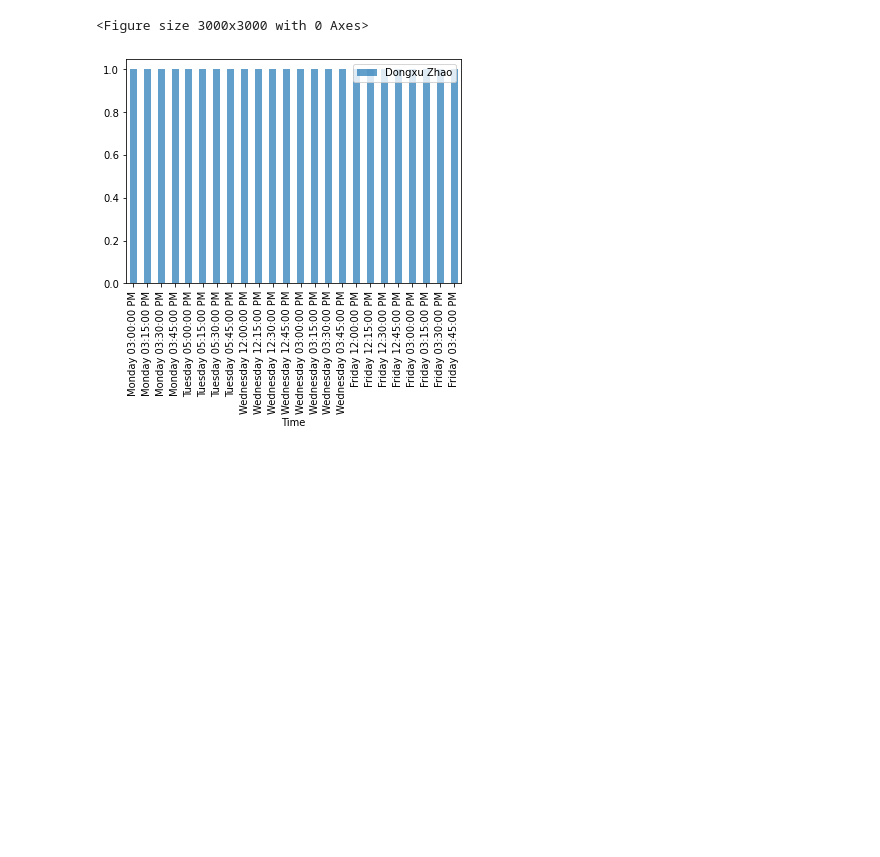
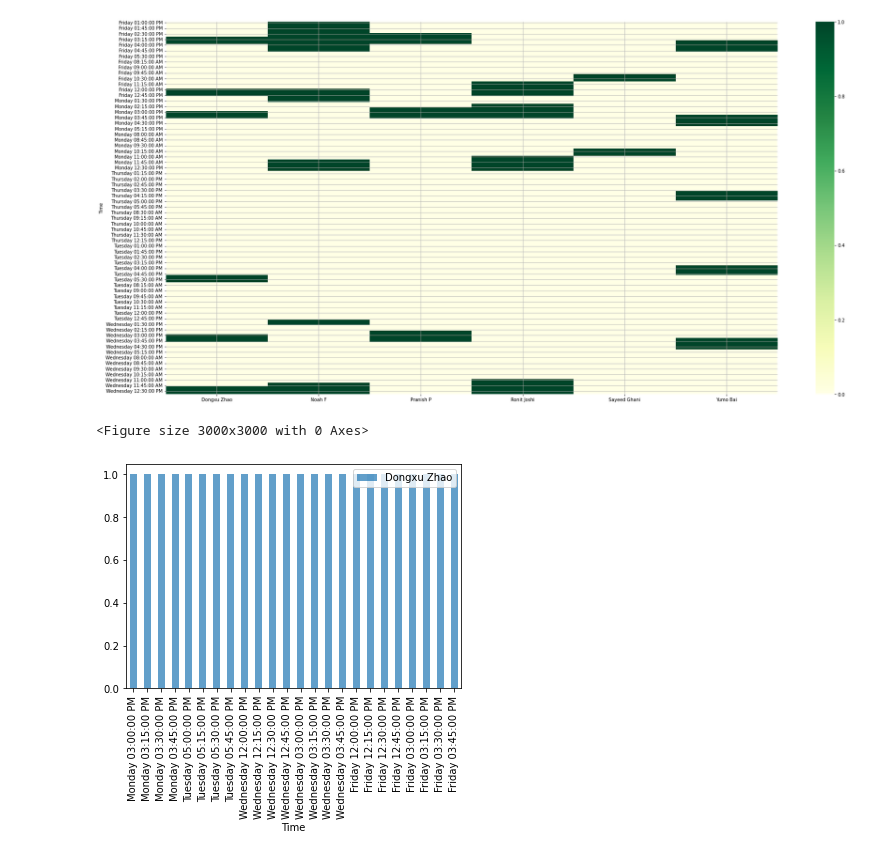
Before and after one commit to baiyumo2003/When2Meet_COMP550_SP2023, a Jupyter notebook: clearCSV.ipynb, the cells around one changed output. Drawn from its saved outputs; the diff is of its cells as text; code cells hidden in the pictures; blank space fills up the shorter version.

Commit message:
Temp Chart

```diff
--- a/clearCSV.ipynb
+++ b/clearCSV.ipynb
@@ -9,4 +8,26 @@ data = data[(data != 0).sum(axis=1) > 1]
 data.to_csv('filtered_data.csv', index=False)
+# %%
+import pandas as pd
+import matplotlib.pyplot as plt
+from matplotlib.pyplot import figure
+import seaborn as sns
+
+# read csv file
+df = pd.read_csv('Book1.csv')
+members = ['Dongxu Zhao', 'Noah F', 'Pranish P', 'Ronit Joshi', 'Sayeed Ghani', 'Yumo Bai']
+# create pivot table
+pivot_table = df.pivot_table(values=members, index='Time', aggfunc='sum')
+
+plt.figure(figsize=(30,15))
+sns.heatmap(pivot_table, cmap='YlGn')
+
+plt.grid(True)
+plt.savefig("OHORI.png")
+
+# show the graph
+plt.show()
+# %% [output]
+[figure, added]
 # %%
 import pandas as pd
 import matplotlib.pyplot as plt
```
Also changed, not shown: parts of 2 cells of this notebook, 1 other file.
